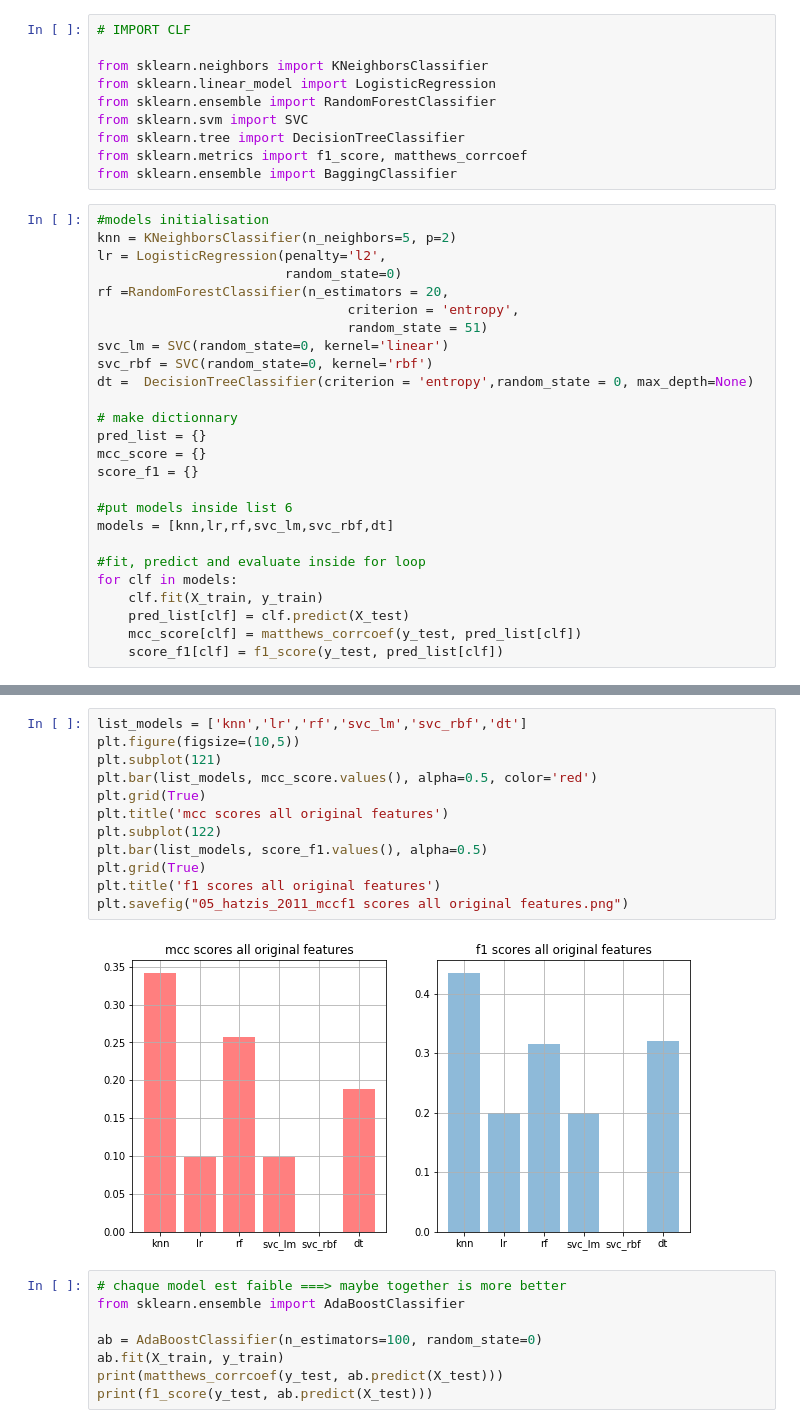
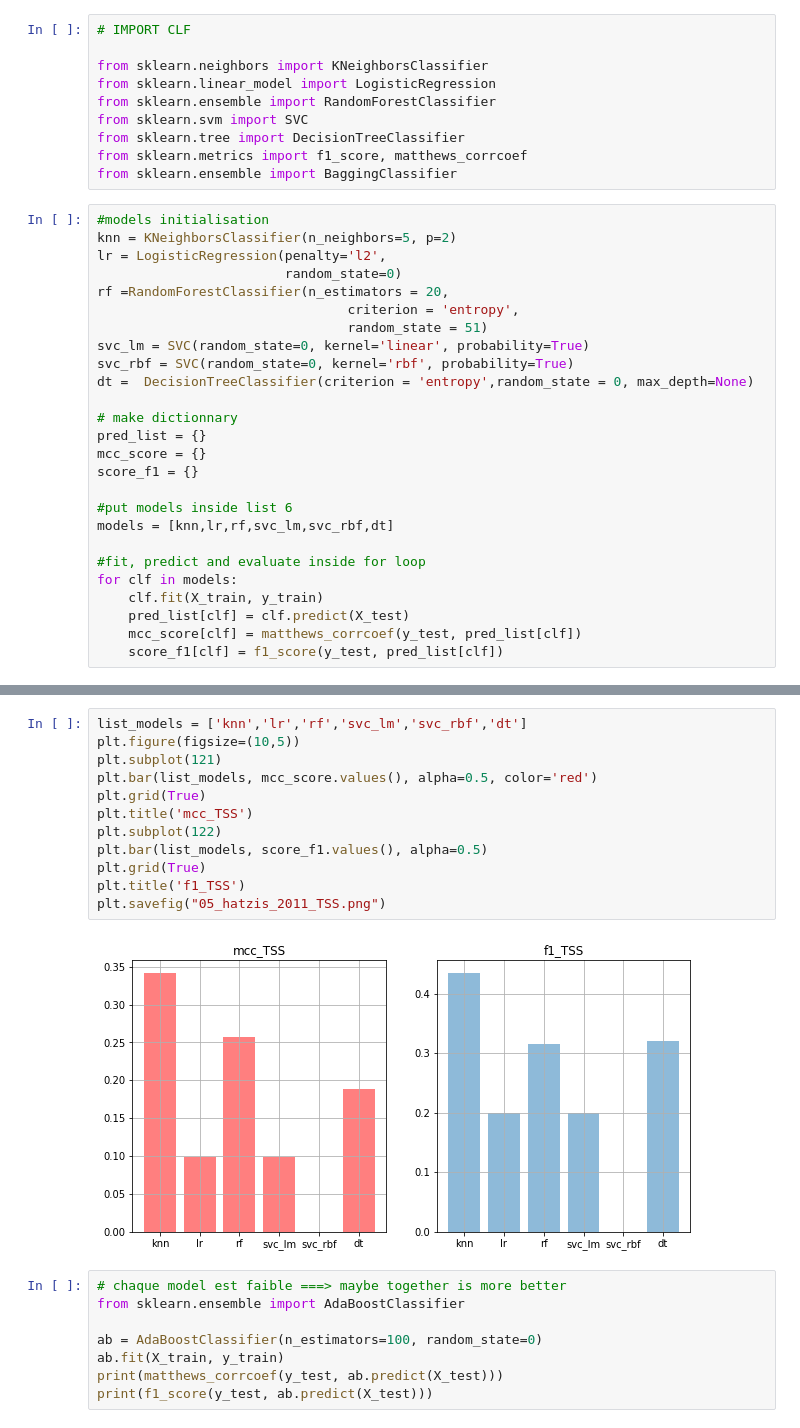
Before and after one commit to dinaOuahbi/Some_MLs-with-python, a Jupyter notebook: 05_hatzis_2011_merge_communc07_resp_gene.ipynb, the cells around one changed output, grey strips where cells are left out. Drawn from its saved outputs; the diff is of its cells as text.

```diff
--- a/05_hatzis_2011_merge_communc07_resp_gene.ipynb
+++ b/05_hatzis_2011_merge_communc07_resp_gene.ipynb
@@ -152,8 +151,8 @@ lr = LogisticRegression(penalty='l2',
 rf =RandomForestClassifier(n_estimators = 20,
                                 criterion = 'entropy',
                                 random_state = 51)
-svc_lm = SVC(random_state=0, kernel='linear')
-svc_rbf = SVC(random_state=0, kernel='rbf')
+svc_lm = SVC(random_state=0, kernel='linear', probability=True)
+svc_rbf = SVC(random_state=0, kernel='rbf', probability=True)
 dt =  DecisionTreeClassifier(criterion = 'entropy',random_state = 0, max_depth=None)
 
 # make dictionnary
@@ -173,17 +180,17 @@ for clf in models:
 # %%
 list_models = ['knn','lr','rf','svc_lm','svc_rbf','dt']
 plt.figure(figsize=(10,5))
 plt.subplot(121)
 plt.bar(list_models, mcc_score.values(), alpha=0.5, color='red')
 plt.grid(True)
-plt.title('mcc scores all original features')
+plt.title('mcc_TSS')
 plt.subplot(122)
 plt.bar(list_models, score_f1.values(), alpha=0.5)
 plt.grid(True)
-plt.title('f1 scores all original features')
-plt.savefig("05_hatzis_2011_mccf1 scores all original features.png")
+plt.title('f1_TSS')
+plt.savefig("05_hatzis_2011_TSS.png")
 # %% [output]
-[figure, old version]
+[figure, new version]
 # %%
 # chaque model est faible ===> maybe together is more better
 from sklearn.ensemble import AdaBoostClassifier
```
Also changed, not shown: parts of 50 cells of this notebook, 16 other files.
